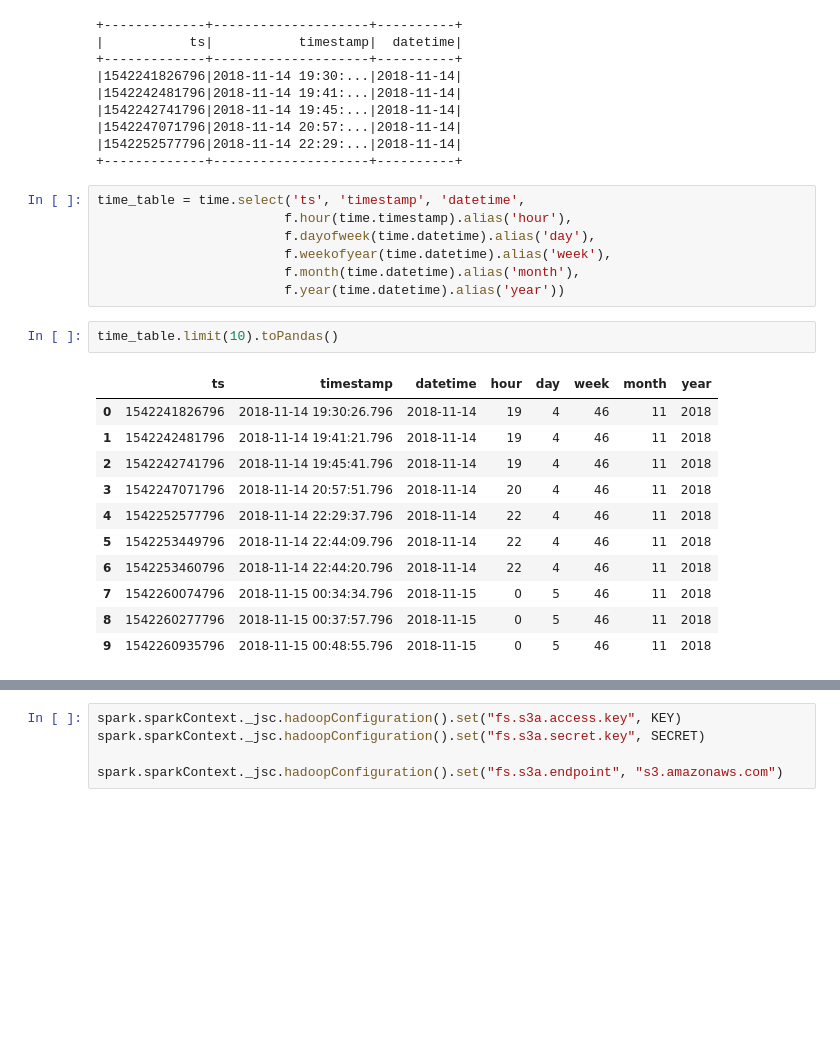
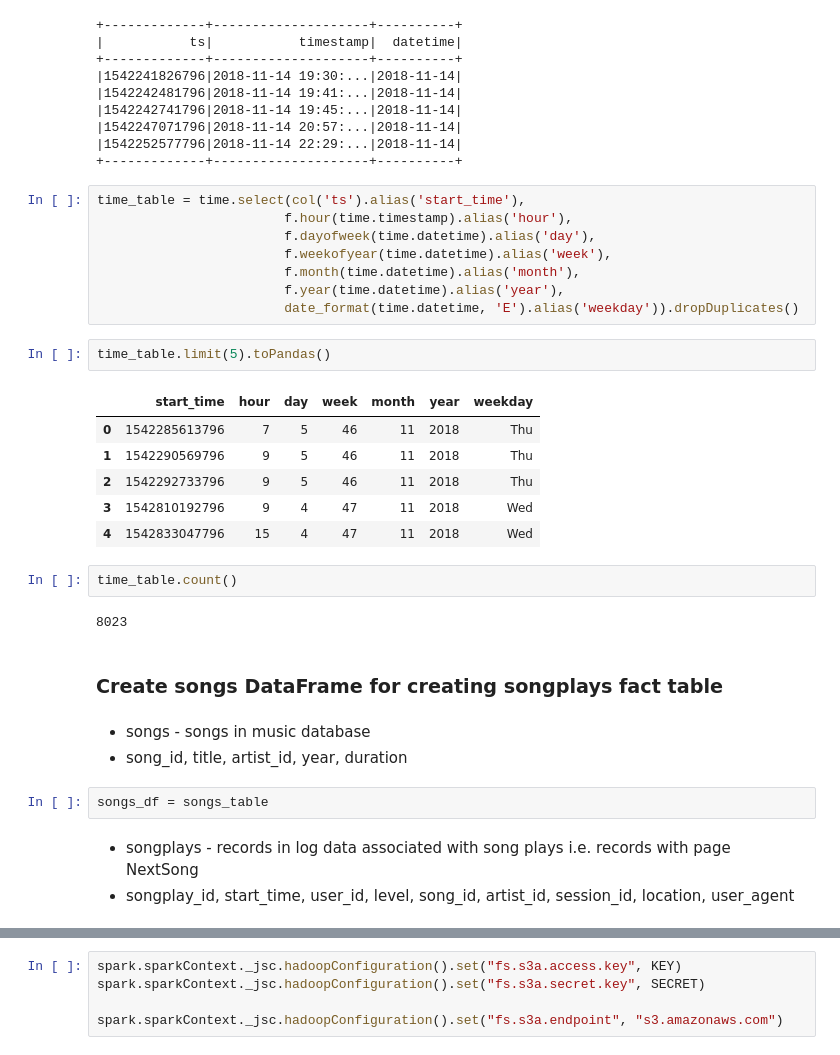
Before and after one commit to ranjithpals/100DaysOfCode, a Jupyter notebook: ETL.ipynb, the cells around one changed output, grey strips where cells are left out. Drawn from its saved outputs; the diff is of its cells as text; blank space fills up the shorter version.

```diff
--- a/ETL.ipynb
+++ b/ETL.ipynb
@@ -319,23 +314,33 @@ time.limit(5).show()
 |1542252577796|2018-11-14 22:29:...|2018-11-14|
 +-------------+--------------------+----------+
 # %%
-time_table = time.select('ts', 'timestamp', 'datetime',
+time_table = time.select(col('ts').alias('start_time'),
                         f.hour(time.timestamp).alias('hour'),
                         f.dayofweek(time.datetime).alias('day'),
                         f.weekofyear(time.datetime).alias('week'),
                         f.month(time.datetime).alias('month'),
-                        f.year(time.datetime).alias('year'))
+                        f.year(time.datetime).alias('year'),
+                        date_format(time.datetime, 'E').alias('weekday')).dropDuplicates()
 # %%
-time_table.limit(10).toPandas()
+time_table.limit(5).toPandas()
 # %% [output]
-|  | ts | timestamp | datetime | hour | day | week | month | year |
-| 0 | 1542241826796 | 2018-11-14 19:30:26.796 | 2018-11-14 | 19 | 4 | 46 | 11 | 2018 |
-| 1 | 1542242481796 | 2018-11-14 19:41:21.796 | 2018-11-14 | 19 | 4 | 46 | 11 | 2018 |
-| 2 | 1542242741796 | 2018-11-14 19:45:41.796 | 2018-11-14 | 19 | 4 | 46 | 11 | 2018 |
-| 3 | 1542247071796 | 2018-11-14 20:57:51.796 | 2018-11-14 | 20 | 4 | 46 | 11 | 2018 |
-| 4 | 1542252577796 | 2018-11-14 22:29:37.796 | 2018-11-14 | 22 | 4 | 46 | 11 | 2018 |
-| 5 | 1542253449796 | 2018-11-14 22:44:09.796 | 2018-11-14 | 22 | 4 | 46 | 11 | 2018 |
-| 6 | 1542253460796 | 2018-11-14 22:44:20.796 | 2018-11-14 | 22 | 4 | 46 | 11 | 2018 |
-| 7 | 1542260074796 | 2018-11-15 00:34:34.796 | 2018-11-15 | 0 | 5 | 46 | 11 | 2018 |
-| 8 | 1542260277796 | 2018-11-15 00:37:57.796 | 2018-11-15 | 0 | 5 | 46 | 11 | 2018 |
-| 9 | 1542260935796 | 2018-11-15 00:48:55.796 | 2018-11-15 | 0 | 5 | 46 | 11 | 2018 |
+|  | start_time | hour | day | week | month | year | weekday |
+| 0 | 1542285613796 | 7 | 5 | 46 | 11 | 2018 | Thu |
+| 1 | 1542290569796 | 9 | 5 | 46 | 11 | 2018 | Thu |
+| 2 | 1542292733796 | 9 | 5 | 46 | 11 | 2018 | Thu |
+| 3 | 1542810192796 | 9 | 4 | 47 | 11 | 2018 | Wed |
+| 4 | 1542833047796 | 15 | 4 | 47 | 11 | 2018 | Wed |
+# %%
+time_table.count()
+# %% [output]
+8023
+# %% [markdown]
+### Create songs DataFrame for creating songplays fact table
+# %% [markdown]
+- songs - songs in music database
+- song_id, title, artist_id, year, duration
+# %%
+songs_df = songs_table
+# %% [markdown]
+- songplays - records in log data associated with song plays i.e. records with page NextSong
+- songplay_id, start_time, user_id, level, song_id, artist_id, session_id, location, user_agent
```
Also changed, not shown: parts of 10 cells of this notebook.
